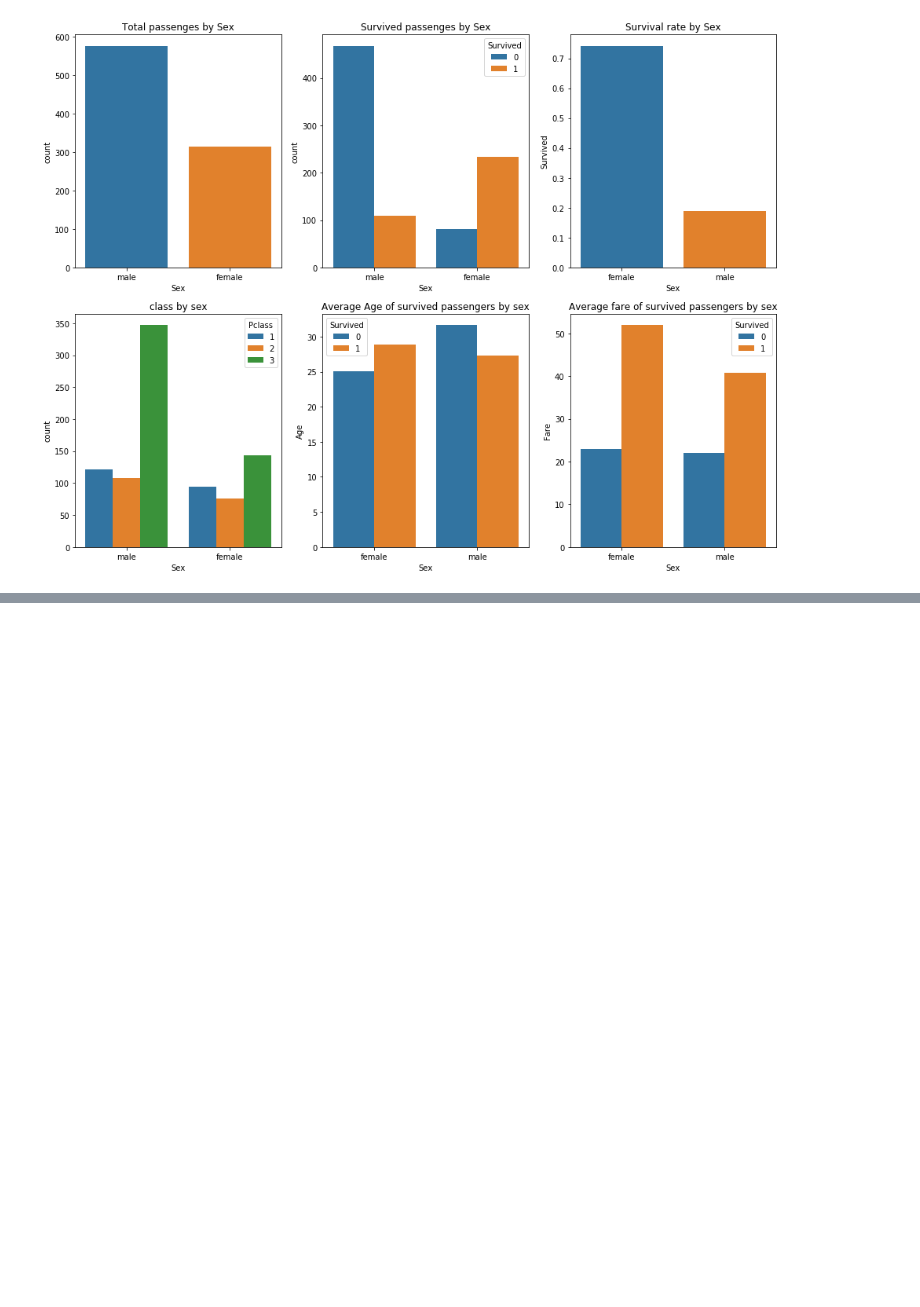
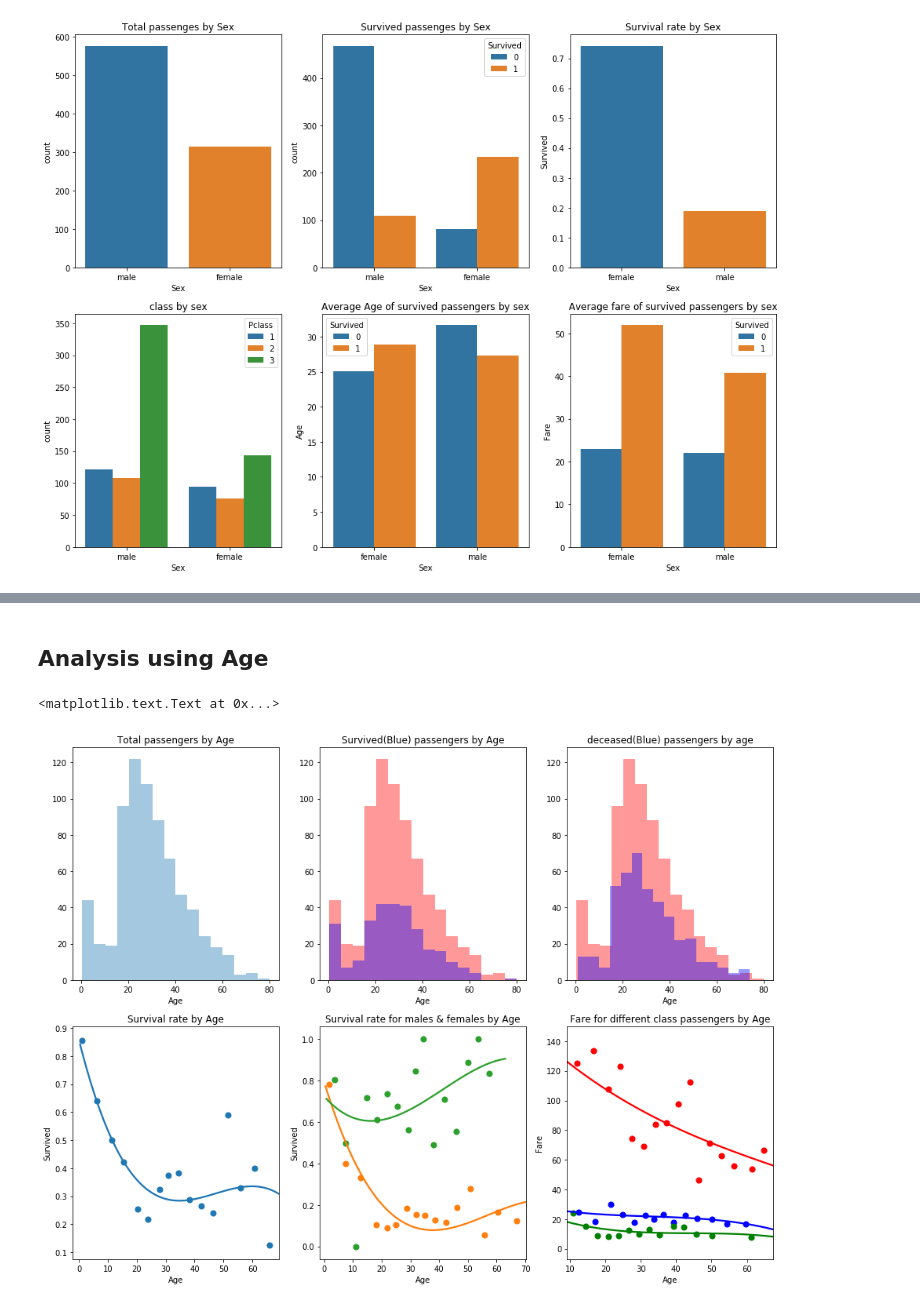
Before and after one commit to venkatesh-sg/Neural-Networks-Practice, a Jupyter notebook: Titanic disaster analysis/titanic disaster analysis.ipynb, the cells around one changed output, grey strips where cells are left out. Saved outputs shown, nothing was run; the diff lists cells and outputs as text; code cells hidden in the pictures; blank space fills up the shorter version.

Commit message:
Updated analysis

```diff
--- a/Titanic disaster analysis/titanic disaster analysis.ipynb
+++ b/Titanic disaster analysis/titanic disaster analysis.ipynb
@@ -149,0 +158,26 @@ ax[1,2].set_title("Average fare of survived passengers by sex")
+# %% [markdown]
+## Analysis using Age
+# %%
+f,ax = plt.subplots(2,3,figsize=(16,12))
+
+sns.distplot(train["Age"].dropna(),kde=False, ax=ax[0,0],bins=16)
+sns.distplot(train["Age"].dropna(),kde=False, color='r', ax=ax[0,1],bins=16)
+sns.distplot(train[train["Survived"]==1]["Age"].dropna(),kde=False, color='b', ax=ax[0,1],bins=16)
+sns.distplot(train["Age"].dropna(),kde=False, color='r', ax=ax[0,2],bins=16)
+sns.distplot(train[train["Survived"]==0]["Age"].dropna(),kde=False, color='b', ax=ax[0,2],bins=16)
+sns.regplot(x="Age", y="Survived", data=train[["Age", "Survived"]].dropna().groupby(["Age"], as_index=False).mean(),x_bins=16, order=3, ci=None, truncate=True,ax=ax[1,0])
+sns.regplot(x="Age", y="Survived", data=train[train["Sex"]=="male"][["Age", "Survived"]].dropna().groupby(["Age"], as_index=False).mean(),x_bins=16, order=3, ci=None, truncate=True,ax=ax[1,1])
+sns.regplot(x="Age", y="Survived", data=train[train["Sex"]=="female"][["Age", "Survived"]].dropna().groupby(["Age"], as_index=False).mean(),x_bins=16, order=3, ci=None, truncate=True,ax=ax[1,1])
+sns.regplot(x="Age", y="Fare", data=train[train["Pclass"]==1][["Age", "Fare"]].dropna().groupby(["Age"], as_index=False).mean(),x_bins=16, order=3, ci=None, truncate=True,ax=ax[1,2], color = 'r')
+sns.regplot(x="Age", y="Fare", data=train[train["Pclass"]==2][["Age", "Fare"]].dropna().groupby(["Age"], as_index=False).mean(),x_bins=16, order=3, ci=None, truncate=True,ax=ax[1,2], color='b')
+sns.regplot(x="Age", y="Fare", data=train[train["Pclass"]==3][["Age", "Fare"]].dropna().groupby(["Age"], as_index=False).mean(),x_bins=16, order=3, ci=None, truncate=True,ax=ax[1,2], color='g')
+
+ax[0,0].set_title("Total passengers by Age")
+ax[0,1].set_title("Survived(Blue) passengers by Age")
+ax[0,2].set_title("deceased(Blue) passengers by age")
+ax[1,0].set_title("Survival rate by Age")
+ax[1,1].set_title("Survival rate for males & females by Age")
+ax[1,2].set_title("Fare for different class passengers by Age")
+# %% [output]
+<matplotlib.text.Text at 0x...>
+[figure, added]
```
Also changed, not shown: parts of 24 cells of this notebook.
